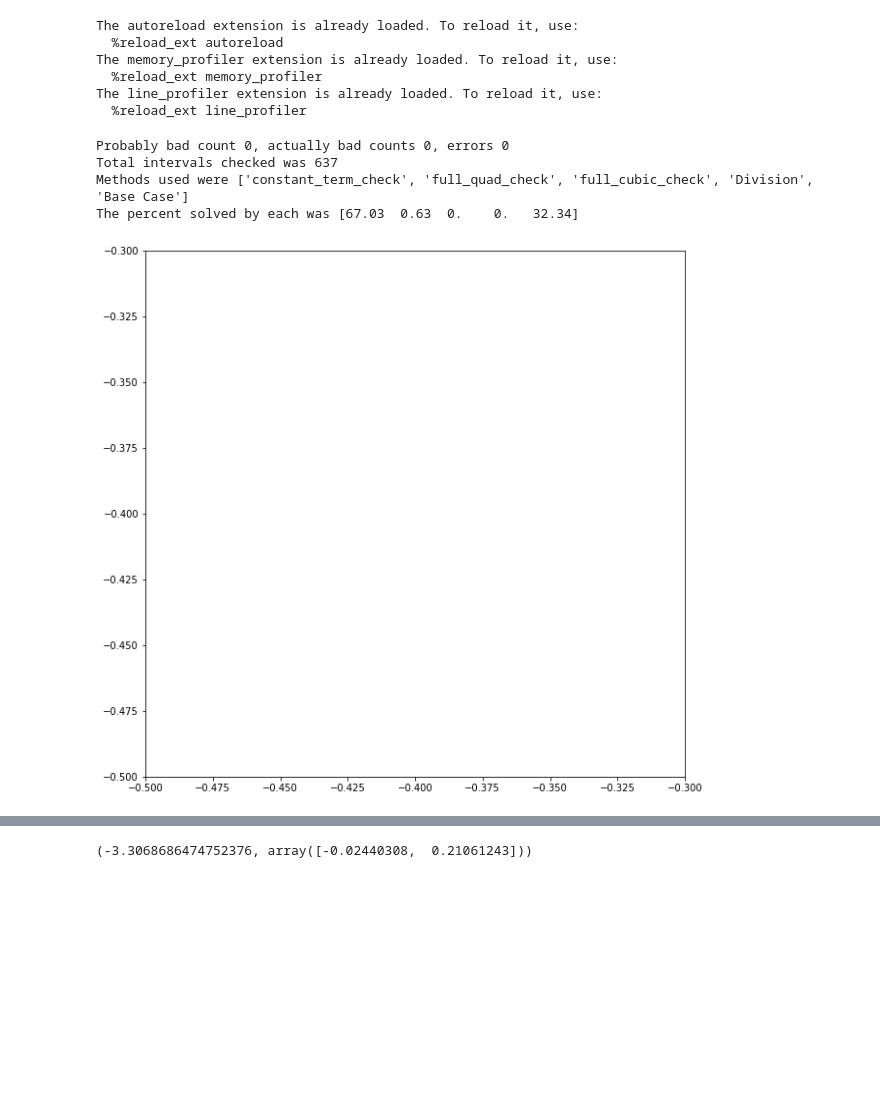
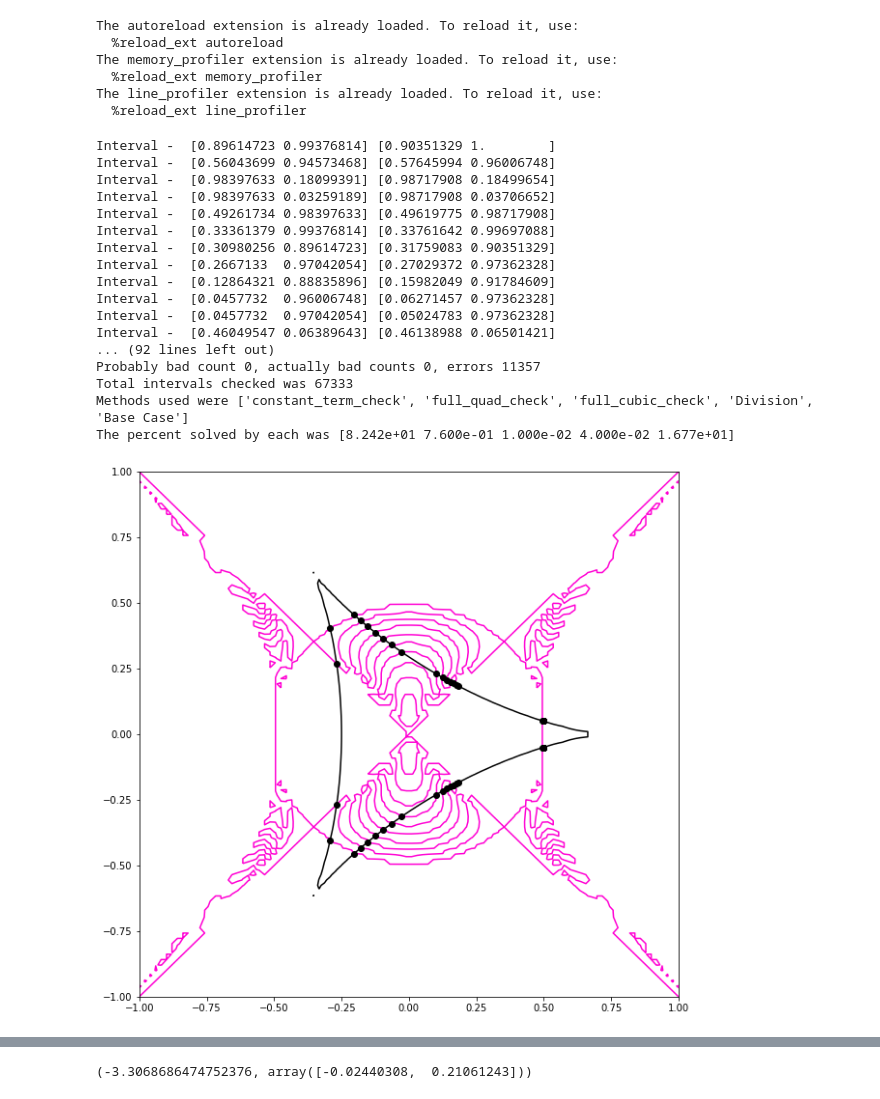
Before and after one commit to tylerjarvis/RootFinding, a Jupyter notebook: TestStuff.ipynb, the cells around one changed output, grey strips where cells are left out. Saved outputs shown, nothing was run; the diff lists cells and outputs as text; code cells hidden in the pictures; blank space fills up the shorter version.

```diff
--- a/TestStuff.ipynb
+++ b/TestStuff.ipynb
@@ -347,13 +347,26 @@ def f(x,y):
 def g(x,y):
     return 256*(x**2+y**2)**2+288*(x**2+y**2)-512*(x**3-3*x*y**2)-27
 # %%
-a = np.array([-.5]*dim)
-b = np.array([-.3]*dim)
+a = np.array([-1.]*dim)
+b = np.array([1.]*dim)
 %time zeros2 = solve([f,g], a, b, interval_data=True, plot_intervals=False,\
                      contours=True, show_zeros=True, polish = False)
 # %% [output]
-Probably bad count 0, actually bad counts 0, errors 0
-Total intervals checked was 637
+Interval -  [0.89614723 0.99376814] [0.90351329 1.        ]
+Interval -  [0.56043699 0.94573468] [0.57645994 0.96006748]
+Interval -  [0.98397633 0.18099391] [0.98717908 0.18499654]
+Interval -  [0.98397633 0.03259189] [0.98717908 0.03706652]
+Interval -  [0.49261734 0.98397633] [0.49619775 0.98717908]
+Interval -  [0.33361379 0.99376814] [0.33761642 0.99697088]
+Interval -  [0.30980256 0.89614723] [0.31759083 0.90351329]
+Interval -  [0.2667133  0.97042054] [0.27029372 0.97362328]
+Interval -  [0.12864321 0.88835896] [0.15982049 0.91784609]
+Interval -  [0.0457732  0.96006748] [0.06271457 0.97362328]
+Interval -  [0.0457732  0.97042054] [0.05024783 0.97362328]
+Interval -  [0.46049547 0.06389643] [0.46138988 0.06501421]
+... (92 lines left out)
+Probably bad count 0, actually bad counts 0, errors 11357
+Total intervals checked was 67333
 Methods used were ['constant_term_check', 'full_quad_check', 'full_cubic_check', 'Division', 'Base Case']
-The percent solved by each was [67.03  0.63  0.    0.   32.34]
+The percent solved by each was [8.242e+01 7.600e-01 1.000e-02 4.000e-02 1.677e+01]
-[figure, old version]
+[figure, new version]
```
Also changed, not shown: parts of 27 cells of this notebook, 3 other files.
